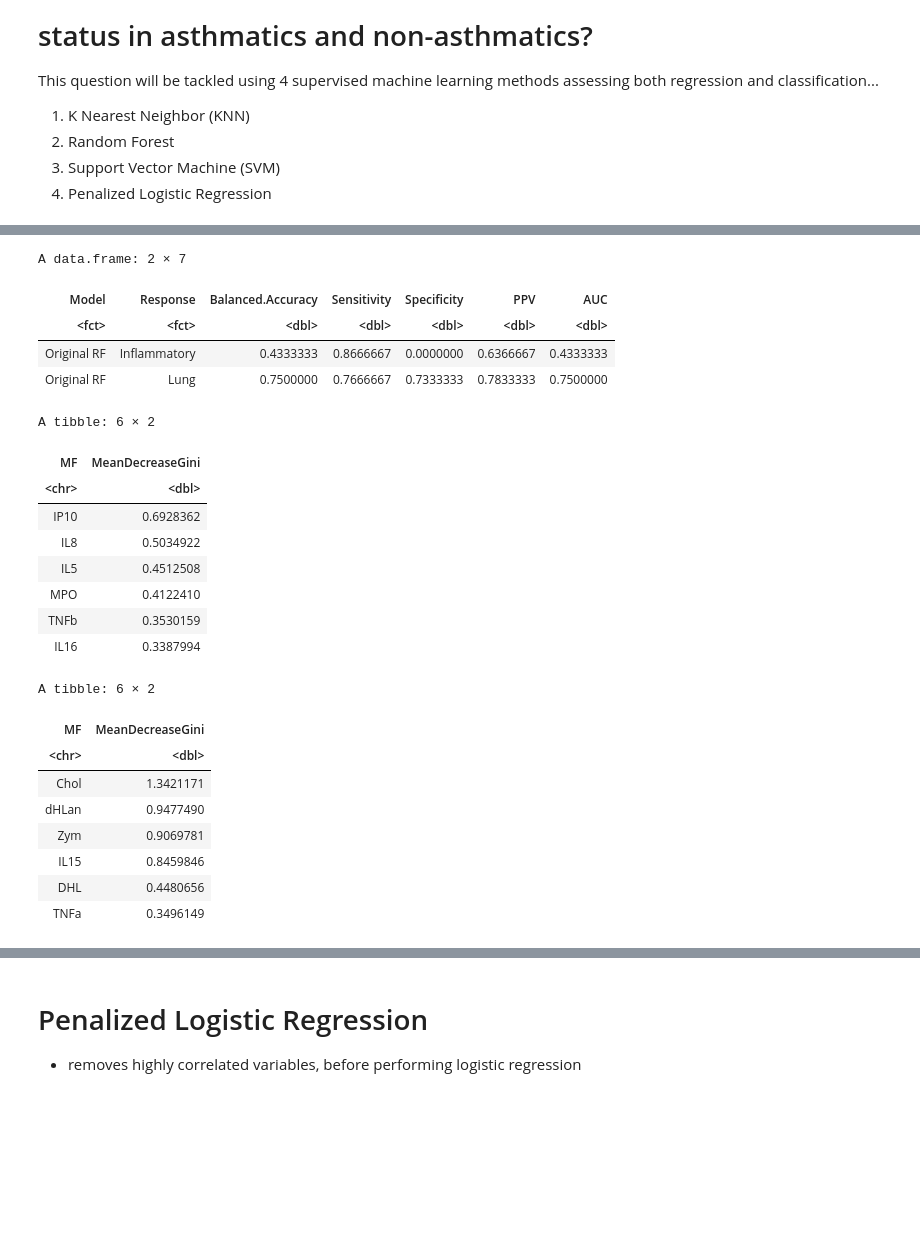
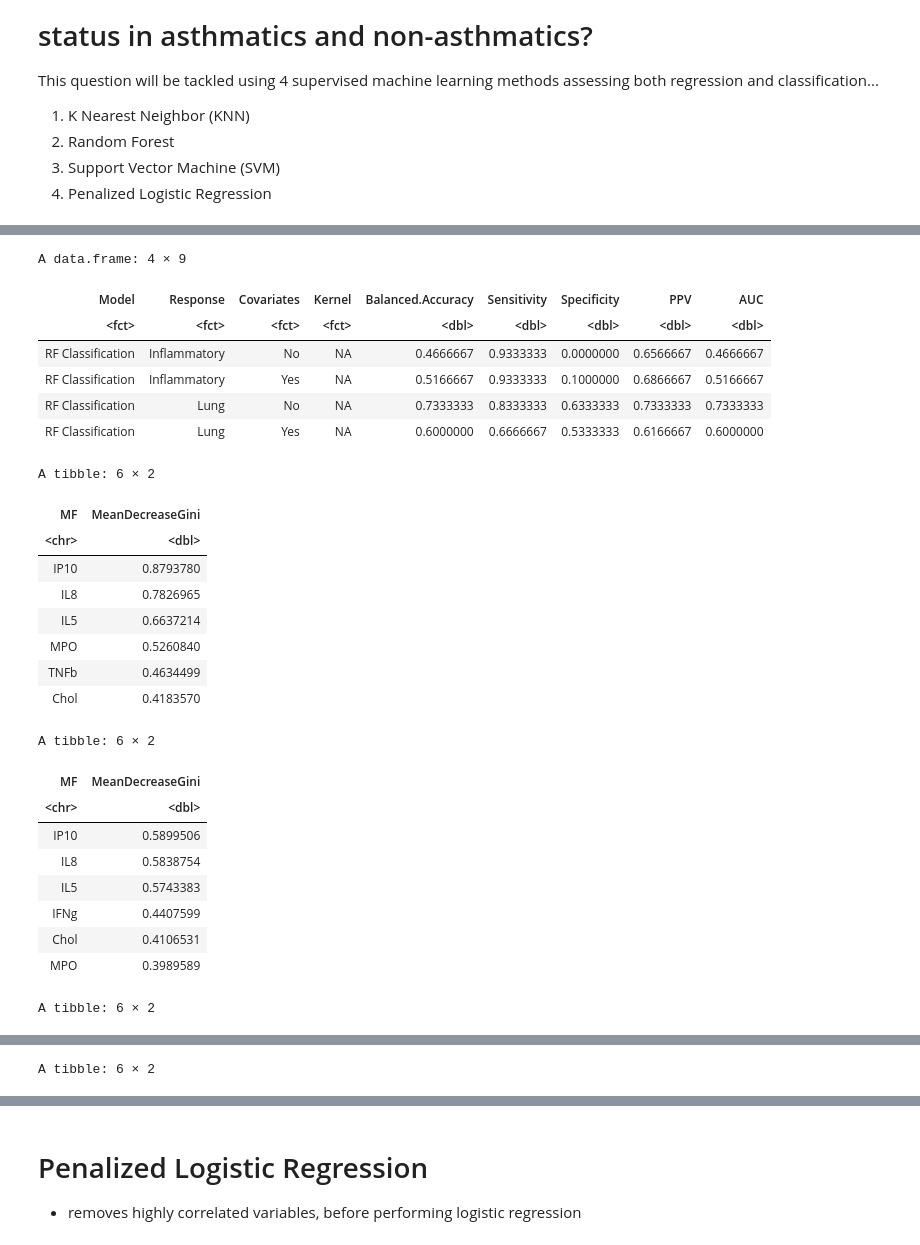
Before and after one commit to UNC-CEMALB/Ozone-exposure-is-associated-with-alterations-in-lung-and-systemic-sterol-profiles-in-healthy-and-as, a Jupyter notebook: Ozone Responder Prediction.ipynb, the cells around one changed output, grey strips where cells are left out. Drawn from its saved outputs; the diff is of its cells as text; code cells hidden in the pictures; blank space fills up the shorter version.

```diff
--- a/Ozone Responder Prediction.ipynb
+++ b/Ozone Responder Prediction.ipynb
@@ -173,12 +173,22 @@ This question will be tackled using 4 supervised machine learning methods assess
 3. Support Vector Machine (SVM)
 4. Penalized Logistic Regression
 # %%
-#first making responder columns binary denoted by 0 = non-responder and 1 = responder
+#making responder columns binary denoted by 0 = non-responder and 1 = responder and covariates
 wider_data = wider_data %>%
     mutate(Inflammatory_Responder = relevel(factor(ifelse(Inflammatory_Responder == "R", 1, 0)), ref = "0")) %>%
     mutate(Lung_Responder = relevel(factor(ifelse(Lung_Responder == "R", 1, 0)), ref = "0")) %>%
-    rename(X25OH_VitD = `25OH_VitD`)
-    #factor covariates
+    #for some reason RF didn't this variable so I changed it
+    rename(X25OH_VitD = `25OH_VitD`) %>%
+    mutate(Sex = relevel(factor(ifelse(Sex == "M", 1, 0)), ref = "0")) %>%
+    mutate(Race = relevel(factor(ifelse(Sex == "M", 1,
+                                        ifelse(Sex == "As", 2,
+                                        ifelse(Sex == "B", 3, 0)))), ref = "0")) %>%
+    mutate(Ethnicity = relevel(factor(ifelse(Ethnicity == "H", 1, 0)), ref = "0")) %>%
+    mutate(Disease_Status = relevel(factor(ifelse(Disease_Status == "AS", 1, 0)), ref = "0")) %>%
+    mutate(Visit_Season = relevel(factor(ifelse(Visit_Season == "Su", 3,
+                                               ifelse(Visit_Season == "Sp", 2,
+                                               ifelse(Visit_Season == "Fa", 1, 0)))), ref = "0"))
+
 head(wider_data)
 # %% [output]
 A tibble: 6 × 53
@@ -193,8 +203,8 @@ A tibble: 6 × 53
 # %%
 inflamm_resp_df = wider_data[,11:53] %>% select(-Lung_Responder)
-#inflamm_resp_covariates_df = wider_data[,4:53] %>% select(-Lung_Responder)
+inflamm_resp_covariates_df = wider_data[,4:53] %>% select(-Lung_Responder)
 lung_resp_df = wider_data[,12:53]
-#lung_resp_covariates_df = wider_data[,4:53] %>% select(-Inflammatory_Responder)
+lung_resp_covariates_df = wider_data[,4:53] %>% select(-Inflammatory_Responder)
 
-head(lung_resp_df)
+head(lung_resp_covariates_df)
 # %% [output]
@@ -292,6 +300,8 @@ rf_classification = function(dataset, outcome, pred_outcome){
 }
 # %%
 #calling fn
-rf_values_inflamm_resp = rf_classification(inflamm_resp_df , "Inflammatory_Responder", "pred_Inflammatory_Responder")
-rf_values_lung_resp = rf_classification(lung_resp_df %>% select(-`25OH_VitD`), "Lung_Responder", "pred_Lung_Responder")
+rf_values_inflamm_resp = rf_classification(inflamm_resp_df, "Inflammatory_Responder", "pred_Inflammatory_Responder")
+rf_values_lung_resp = rf_classification(lung_resp_df, "Lung_Responder", "pred_Lung_Responder")
+rf_values_inflamm_resp_covariates = rf_classification(inflamm_resp_covariates_df, "Inflammatory_Responder", "pred_Inflammatory_Responder")
+rf_values_lung_resp_covariates = rf_classification(lung_resp_covariates_df, "Lung_Responder", "pred_Lung_Responder")
 # %% [output]
@@ -299,34 +325,40 @@ ERROR: Error in randomForest.default(m, y, ...): Need at least two classes to do
 # %%
 #viewing results
-rf_confusion_matrix = data.frame(Model = c(rep(c("Original RF"), times = 2)), Response = c(rep(c("Inflammatory", "Lung"), times = 1)),
-                                 #Removed.Variables = c(rep(c("None"), times = 2), rep(c("Nicotine & Cotinine"), times = 2)),
-                                 rbind(rf_values_inflamm_resp[[2]], rf_values_lung_resp[[2]]))
+rf_confusion_matrix = data.frame(Model = c(rep(c("RF Classification"), times = 4)),
+                                 Response = c(rep(c("Inflammatory"), times = 2), rep(c("Lung"), times = 2)),
+                                 Covariates = c(rep(c("No", "Yes"), times = 2)), Kernel = c(rep(c("NA"), times = 4)), rbind(rf_values_inflamm_resp[[2]],
+                                rf_values_inflamm_resp_covariates[[2]], rf_values_lung_resp[[2]], rf_values_lung_resp_covariates[[2]]))
 rf_confusion_matrix
 
 #viewing most significant features
 head(rf_values_inflamm_resp[[3]])
+head(rf_values_inflamm_resp_covariates[[3]])
 head(rf_values_lung_resp[[3]])
+head(rf_values_lung_resp_covariates[[3]])
 # %% [output]
-A data.frame: 2 × 7
+A data.frame: 4 × 9
-| Model | Response | Balanced.Accuracy | Sensitivity | Specificity | PPV | AUC |
-| <fct> | <fct> | <dbl> | <dbl> | <dbl> | <dbl> | <dbl> |
-| Original RF | Inflammatory | 0.4333333 | 0.8666667 | 0.0000000 | 0.6366667 | 0.4333333 |
-| Original RF | Lung | 0.7500000 | 0.7666667 | 0.7333333 | 0.7833333 | 0.7500000 |
+| Model | Response | Covariates | Kernel | Balanced.Accuracy | Sensitivity | Specificity | PPV | AUC |
+| <fct> | <fct> | <fct> | <fct> | <dbl> | <dbl> | <dbl> | <dbl> | <dbl> |
+| RF Classification | Inflammatory | No | NA | 0.4666667 | 0.9333333 | 0.0000000 | 0.6566667 | 0.4666667 |
+| RF Classification | Inflammatory | Yes | NA | 0.5166667 | 0.9333333 | 0.1000000 | 0.6866667 | 0.5166667 |
+| RF Classification | Lung | No | NA | 0.7333333 | 0.8333333 | 0.6333333 | 0.7333333 | 0.7333333 |
+| RF Classification | Lung | Yes | NA | 0.6000000 | 0.6666667 | 0.5333333 | 0.6166667 | 0.6000000 |
 A tibble: 6 × 2
 | MF | MeanDecreaseGini |
 | <chr> | <dbl> |
-| IP10 | 0.6928362 |
-| IL8 | 0.5034922 |
-| IL5 | 0.4512508 |
-| MPO | 0.4122410 |
-| TNFb | 0.3530159 |
-| IL16 | 0.3387994 |
+| IP10 | 0.8793780 |
+| IL8 | 0.7826965 |
+| IL5 | 0.6637214 |
+| MPO | 0.5260840 |
+| TNFb | 0.4634499 |
+| Chol | 0.4183570 |
 A tibble: 6 × 2
 | MF | MeanDecreaseGini |
 | <chr> | <dbl> |
-| Chol | 1.3421171 |
-| dHLan | 0.9477490 |
-| Zym | 0.9069781 |
-| IL15 | 0.8459846 |
-| DHL | 0.4480656 |
-| TNFa | 0.3496149 |
+| IP10 | 0.5899506 |
+| IL8 | 0.5838754 |
+| IL5 | 0.5743383 |
+| IFNg | 0.4407599 |
+| Chol | 0.4106531 |
+| MPO | 0.3989589 |
+A tibble: 6 × 2
@@ -332,0 +373 @@ A tibble: 6 × 2
+A tibble: 6 × 2
```
Also changed, not shown: parts of 21 cells of this notebook.
